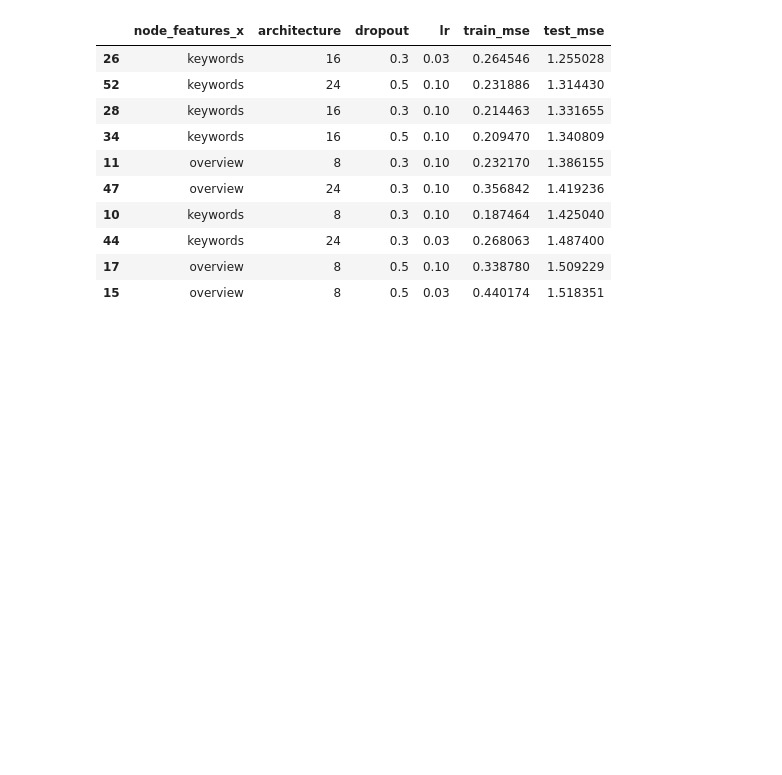
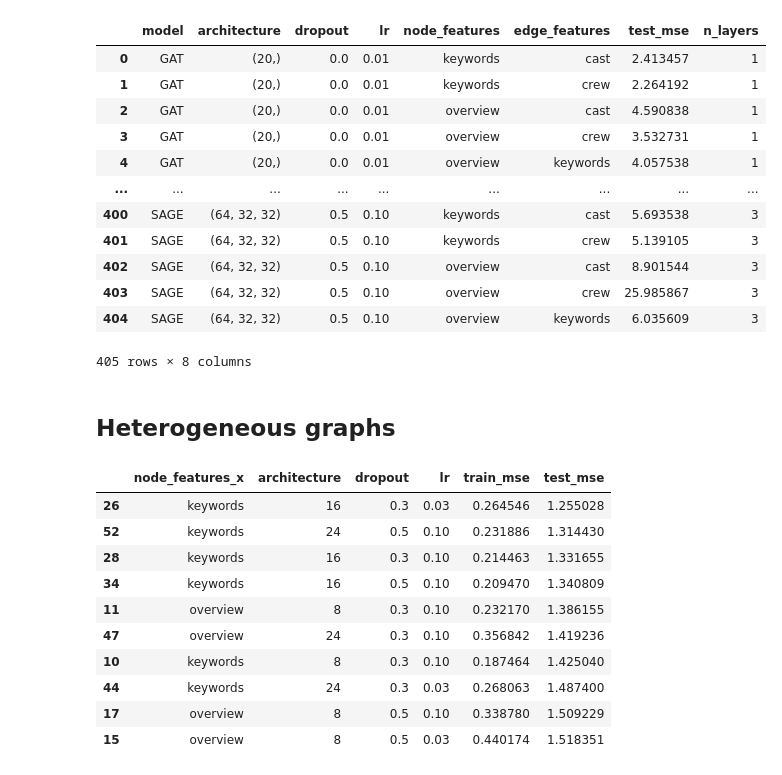
Before and after one commit to adrianstando/ML-on-Graphs-TMDB, a Jupyter notebook: results.ipynb, the cells around one changed output. Cells and saved outputs as stored; diff of their text form; code cells hidden in the pictures; blank space fills up the shorter version.

```diff
--- a/results.ipynb
+++ b/results.ipynb
@@ -70 +59,20 @@ plt.savefig('figures/boxplot_homo.pdf')
+# %%
+by_model["n_layers"] = by_model["architecture"].str.len() // 4
+by_model
+# %% [output]
+|  | model | architecture | dropout | lr | node_features | edge_features | test_mse | n_layers |
+| 0 | GAT | (20,) | 0.0 | 0.01 | keywords | cast | 2.413457 | 1 |
+| 1 | GAT | (20,) | 0.0 | 0.01 | keywords | crew | 2.264192 | 1 |
+| 2 | GAT | (20,) | 0.0 | 0.01 | overview | cast | 4.590838 | 1 |
+| 3 | GAT | (20,) | 0.0 | 0.01 | overview | crew | 3.532731 | 1 |
+| 4 | GAT | (20,) | 0.0 | 0.01 | overview | keywords | 4.057538 | 1 |
+| ... | ... | ... | ... | ... | ... | ... | ... | ... |
+| 400 | SAGE | (64, 32, 32) | 0.5 | 0.10 | keywords | cast | 5.693538 | 3 |
+| 401 | SAGE | (64, 32, 32) | 0.5 | 0.10 | keywords | crew | 5.139105 | 3 |
+| 402 | SAGE | (64, 32, 32) | 0.5 | 0.10 | overview | cast | 8.901544 | 3 |
+| 403 | SAGE | (64, 32, 32) | 0.5 | 0.10 | overview | crew | 25.985867 | 3 |
+| 404 | SAGE | (64, 32, 32) | 0.5 | 0.10 | overview | keywords | 6.035609 | 3 |
+405 rows × 8 columns
+# %% [markdown]
+## Heterogeneous graphs
 # %%
```
Also changed, not shown: parts of 15 cells of this notebook.
